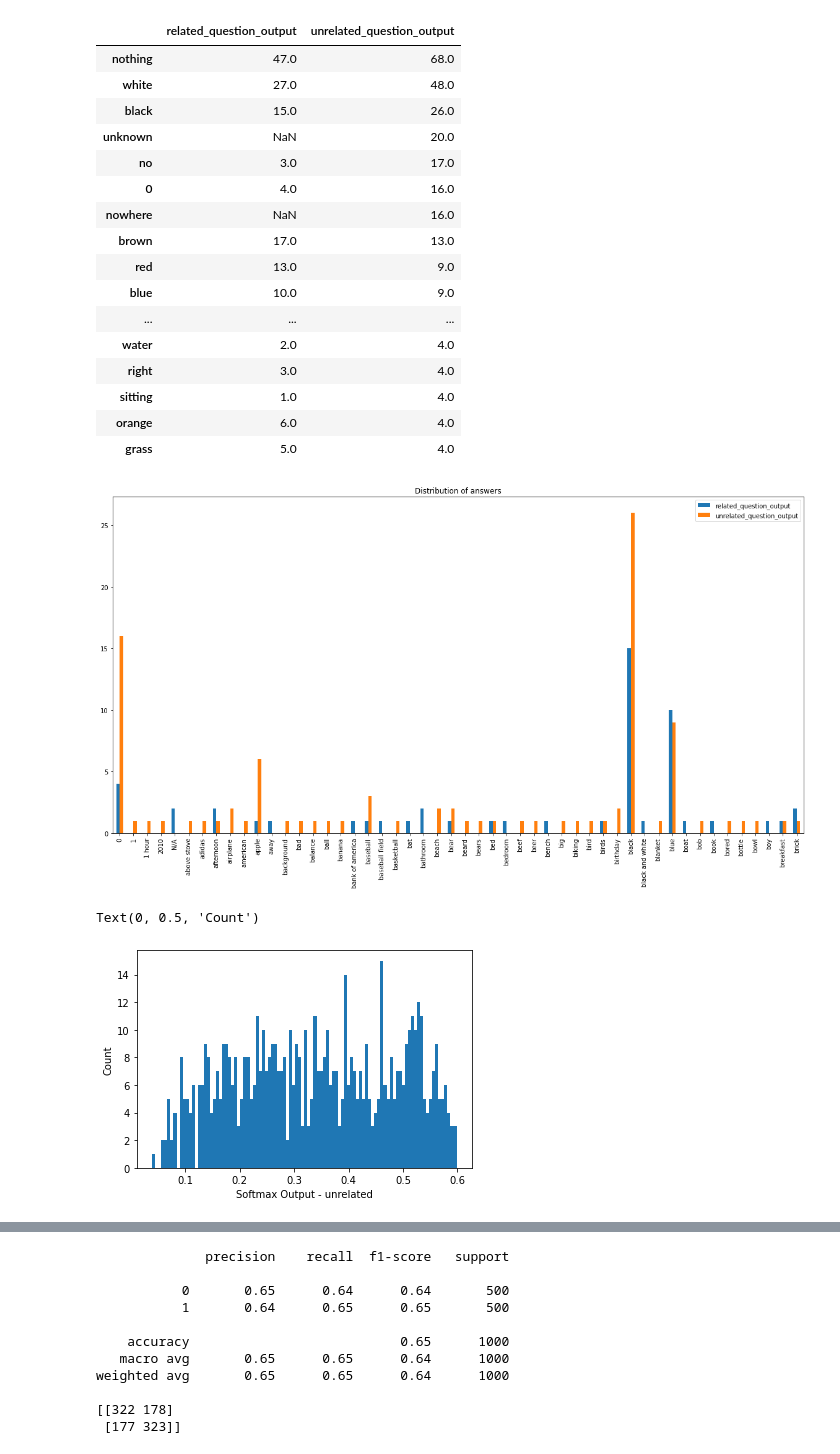
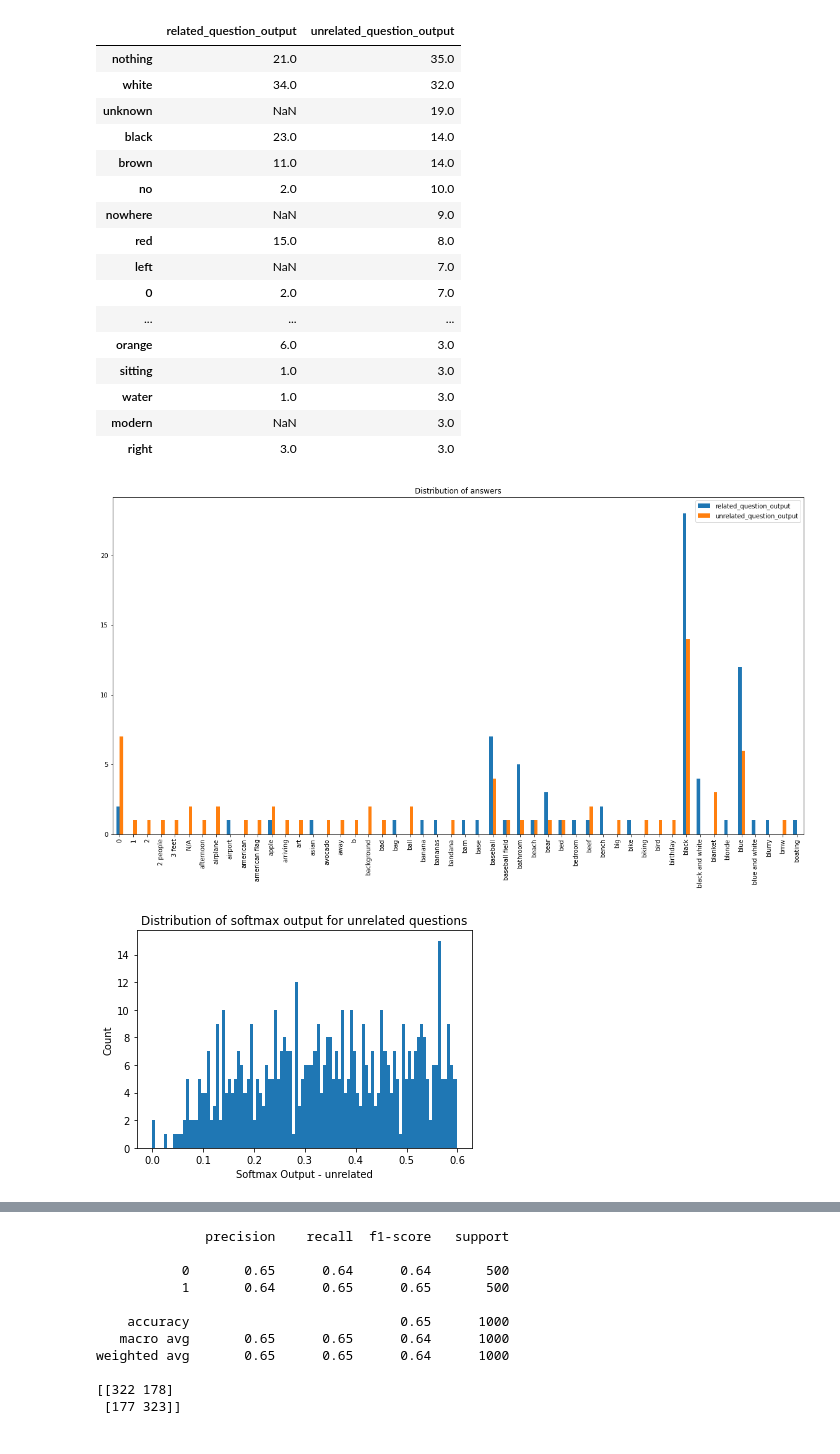
Before and after one commit to tanushreebanerjee/iw-spring-23, a Jupyter notebook: utils/abstain_softmax_linear_classifier.ipynb, the cells around one changed output, grey strips where cells are left out. Saved outputs shown, nothing was run; the diff lists cells and outputs as text; code cells hidden in the pictures.

```diff
--- a/utils/abstain_softmax_linear_classifier.ipynb
+++ b/utils/abstain_softmax_linear_classifier.ipynb
@@ -18,0 +15,3 @@ Unsupported number of image dimensions: 2 ==> Skipping this image
+# %%
+val_df = df=utils.load_dataset("val")
+val_df = utils.get_preds(val_df)
@@ -145,0 +57,3 @@ print(sum(test_df.isUnrelatedPred_linear_reg)/len(test_df))
+# %%
+test_df = utils.load_dataset("test")
+test_df = utils.get_preds(test_df)
@@ -145,0 +75,21 @@ print(sum(test_df.isUnrelatedPred_linear_reg)/len(test_df))
+# %%
+X = np.array(test_df.softmax_outputs).reshape(-1, 1)
+
+model = ViltForQuestionAnswering.from_pretrained(configs.CHECKPOINT)
+processor = ViltProcessor.from_pretrained(configs.CHECKPOINT)
+
+is_random = np.array([0] * int(len(test_df)/2) + [1] * int(len(test_df)/2)).reshape(-1, 1)
+
+unrelated_pred = reg.predict(X)
+
+original_model_pred = np.array(test_df.original_model_outputs).reshape(-1, 1)
+
+unrelated_pred = [1 if x > 0.5 else 0 for x in unrelated_pred]
+processed_model_pred = [original_model_pred[i] if unrelated_pred[i] == 0 else "ABSTAIN" for i in range(len(unrelated_pred))]
+processed_model_pred = np.array(processed_model_pred).reshape(-1, 1)
+
+
+test_df["isUnrelatedPred_linear_reg"] = unrelated_pred
+test_df.isUnrelatedPred_linear_reg[:len(test_df)//2].value_counts(), test_df.isUnrelatedPred_linear_reg[len(test_df)//2:].value_counts()
+
+test_df["processed_model_pred_linear_reg"] = processed_model_pred
@@ -155,35 +122,36 @@ distribution_of_answers_df.to_csv("%s/output/%s-distribution-of-answers-linreg.c
 distribution_of_answers_df.sort_values(by="unrelated_question_output", ascending=False).head(25)
 # %% [output]
 |  | related_question_output | unrelated_question_output |
-| nothing | 47.0 | 68.0 |
-| white | 27.0 | 48.0 |
-| black | 15.0 | 26.0 |
-| unknown | NaN | 20.0 |
-| no | 3.0 | 17.0 |
-| 0 | 4.0 | 16.0 |
-| nowhere | NaN | 16.0 |
-| brown | 17.0 | 13.0 |
-| red | 13.0 | 9.0 |
-| blue | 10.0 | 9.0 |
+| nothing | 21.0 | 35.0 |
+| white | 34.0 | 32.0 |
+| unknown | NaN | 19.0 |
+| black | 23.0 | 14.0 |
+| brown | 11.0 | 14.0 |
+| no | 2.0 | 10.0 |
+| nowhere | NaN | 9.0 |
+| red | 15.0 | 8.0 |
+| left | NaN | 7.0 |
+| 0 | 2.0 | 7.0 |
 | ... | ... | ... |
-| water | 2.0 | 4.0 |
-| right | 3.0 | 4.0 |
-| sitting | 1.0 | 4.0 |
-| orange | 6.0 | 4.0 |
-| grass | 5.0 | 4.0 |
+| orange | 6.0 | 3.0 |
+| sitting | 1.0 | 3.0 |
+| water | 1.0 | 3.0 |
+| modern | NaN | 3.0 |
+| right | 3.0 | 3.0 |
 # %%
 # plot histogram after removing ABSTAIN
 distribution_of_answers_df.head(50).plot(kind='bar', figsize=(20,10), title="Distribution of answers")
 plt.show()
 # %% [output]
-[figure, old version]
+[figure, new version]
 # %%
 _, _, hist = plt.hist(test_df.loc[test_df['isUnrelatedPred_linear_reg'] == 1].softmax_outputs, bins=100)
 plt.xlabel('Softmax Output - unrelated')
 plt.ylabel('Count')
+plt.title('Distribution of softmax output for unrelated questions')
+plt.show()
 # %% [output]
-Text(0, 0.5, 'Count')
-[figure, old version]
+[figure, new version]
 # %%
 _, _, hist = plt.hist(test_df.loc[test_df['isUnrelatedPred_linear_reg'] == 0].softmax_outputs, bins=100)
 plt.xlabel('Softmax Output - related')
```
Also changed, not shown: parts of 20 cells of this notebook, 14 other files.
